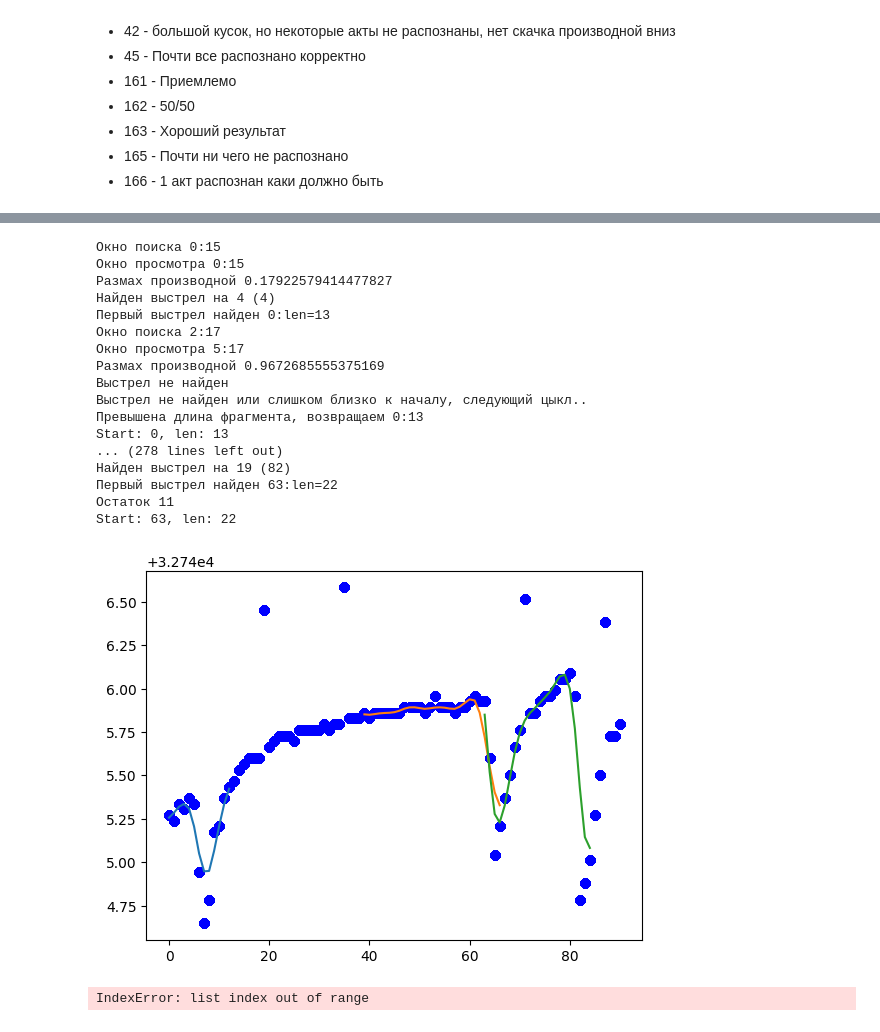
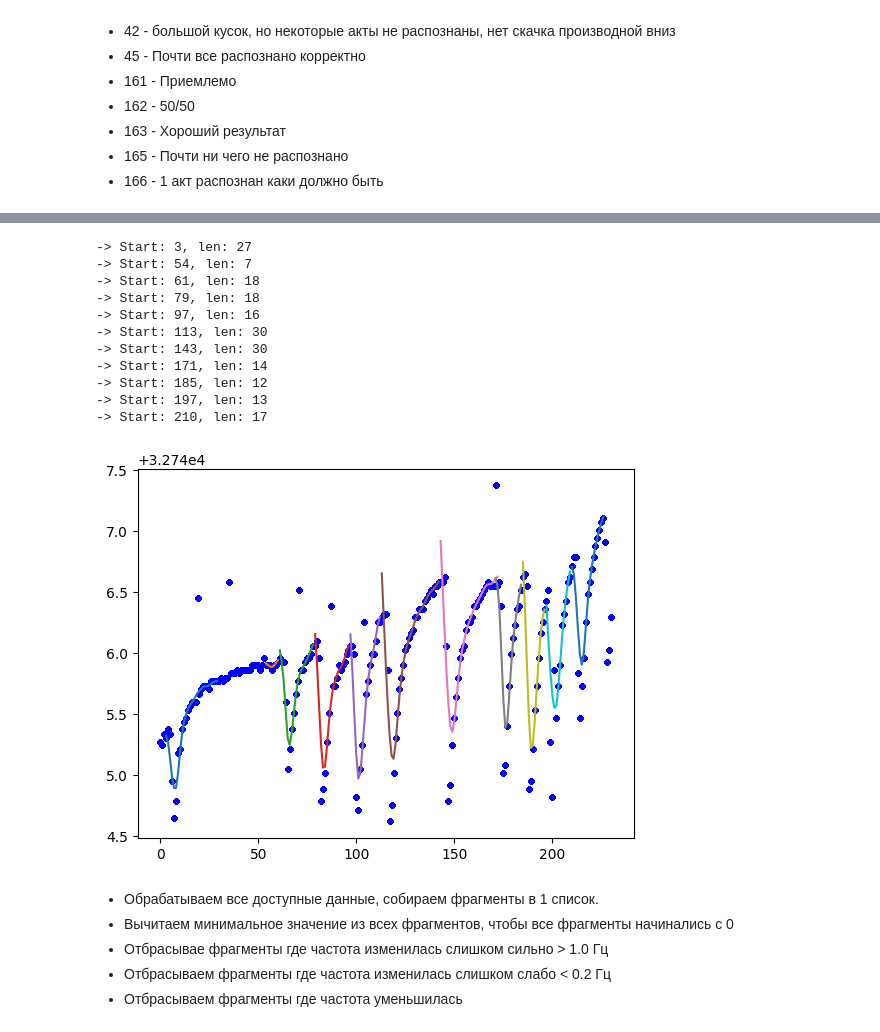
Before and after one commit to ololoshka2871/laser-precision-adjust, a Jupyter notebook: find_shot/analise_all_data.ipynb, the cells around one changed output, grey strips where cells are left out. Cells and saved outputs as stored; diff of their text form; code cells hidden in the pictures.

```diff
--- a/find_shot/analise_all_data.ipynb
+++ b/find_shot/analise_all_data.ipynb
@@ -125,9 +124,9 @@ def describe_fragment(serie: list[float], smooth: float = 0.1) -> dict[str, floa
 # %%
 serie_n = 39
 st = 510
-end = -940
+end = -800
 serie = global_series[serie_n]
 sl = serie[st:end]
 
-describe_fragment(sl, 1.0)
+describe_fragment(sl, 0.5)
 # %% [output]
@@ -135,35 +134,29 @@ describe_fragment(sl, 1.0)
 # %%
 for s in serie:
-    plt.plot(sl, 'bo')
+    plt.plot(sl, 'b.')
 generator = iter(sl)
-for (start, points) in fragment_iterator(generator, 1.0, 30):
+for (start, points) in fragment_iterator(generator, 0.5, 30):
     print(f'-> Start: {start}, len: {len(points)}')
-    plt.plot(range(start, start + len(points)), points, '-')
+    plt.plot(range(start, start + len(points)), points)
 # %% [output]
-Окно поиска 0:15
-Окно просмотра 0:15
-Размах производной 0.17922579414477827
-Найден выстрел на 4 (4)
-Первый выстрел найден 0:len=13
-Окно поиска 2:17
-Окно просмотра 5:17
-Размах производной 0.9672685555375169
-Выстрел не найден
-Выстрел не найден или слишком близко к началу, следующий цыкл..
-Превышена длина фрагмента, возвращаем 0:13
-Start: 0, len: 13
-... (278 lines left out)
-Найден выстрел на 19 (82)
-Первый выстрел найден 63:len=22
-Остаток 11
-Start: 63, len: 22
+-> Start: 3, len: 27
+-> Start: 54, len: 7
+-> Start: 61, len: 18
+-> Start: 79, len: 18
+-> Start: 97, len: 16
+-> Start: 113, len: 30
+-> Start: 143, len: 30
+-> Start: 171, len: 14
+-> Start: 185, len: 12
+-> Start: 197, len: 13
+-> Start: 210, len: 17
-[figure, old version]
+[figure, new version]
-# %%
-fragments = list(find_fragments_in_serie(serie))
-
-plt.plot(fragments[0])
-# %% [output]
-IndexError: list index out of range
+# %% [markdown]
+- Обрабатываем все доступные данные, собираем фрагменты в 1 список.
+- Вычитаем минимальное значение из всех фрагментов, чтобы все фрагменты начинались с 0
+- Отбрасывае фрагменты где частота изменилась слишком сильно > 1.0 Гц
+- Отбрасываем фрагменты где частота изменилась слишком слабо < 0.2 Гц
+- Отбрасываем фрагменты где частота уменьшилась
 # %%
 global_fragments = []
 
```
Also changed, not shown: parts of 11 cells of this notebook, 6 other files.
